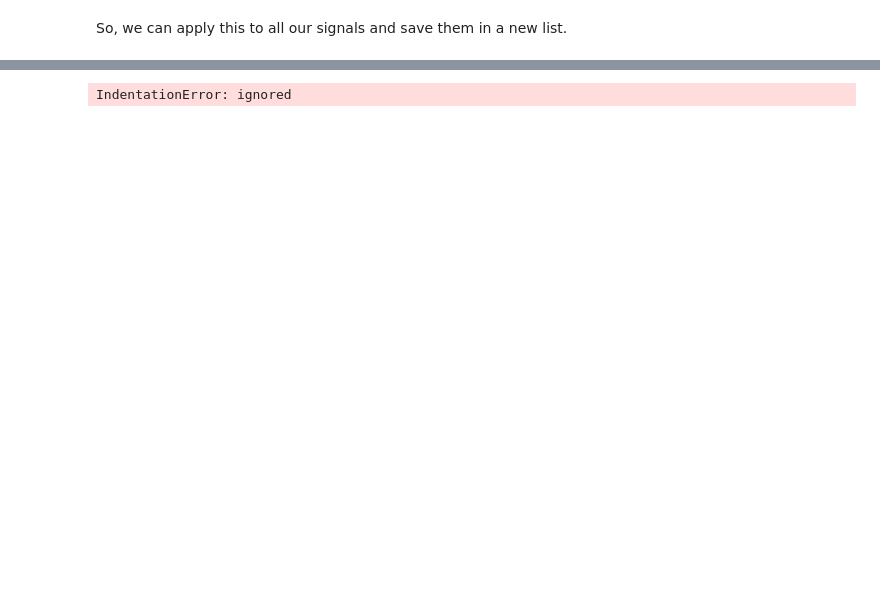
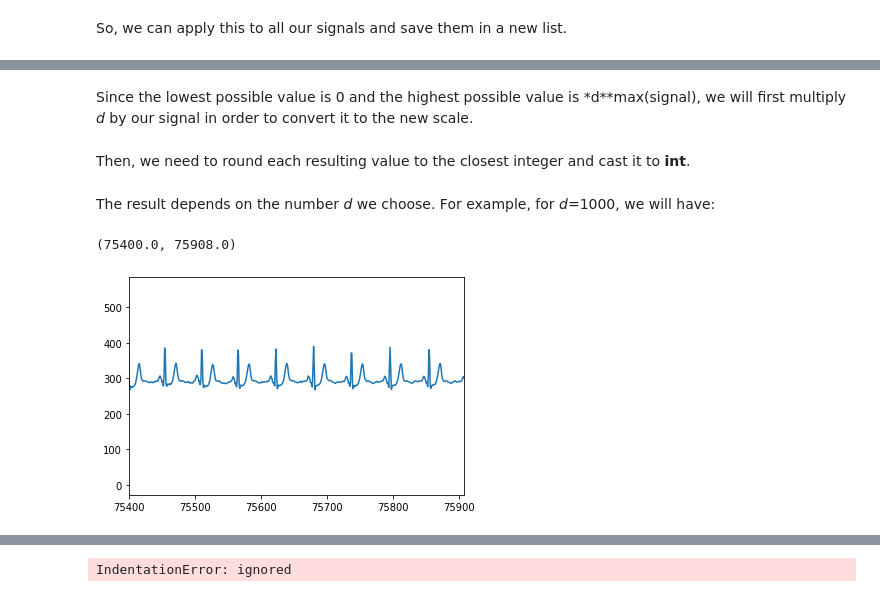
Before and after one commit to djsabelo/BiosignalsDeepLearningWorkshop, a Jupyter notebook: SignalProcessingForSynthesis.ipynb, the cells around one changed output, grey strips where cells are left out. Cells and saved outputs as stored; diff of their text form; code cells hidden in the pictures; blank space fills up the shorter version.

```diff
--- a/SignalProcessingForSynthesis.ipynb
+++ b/SignalProcessingForSynthesis.ipynb
@@ -322,0 +343,8 @@ for signal in smoothened_data:
+# %%
+# Build the list where we will save the new signals to
+interval_data = []
+
+# Iterate over the subsampled data and smoothen the signals
+for signal in denoised_data:
+  interval_signal = signal - min(signal)
+  interval_data.append(interval_signal)
@@ -322,0 +359,23 @@ for signal in smoothened_data:
+# %%
+d = 1000
+signal = interval_signal
+# %% [markdown]
+Since the lowest possible value is 0 and the highest possible value is *d**max(signal), we will first multiply *d* by our signal in order to convert it to the new scale.
+# %%
+scaled_signal = signal*d
+# %% [markdown]
+Then, we need to round each resulting value to the closest integer and cast it to **int**.
+# %%
+# Round to integers
+rounded_signal = np.around(scaled_signal)
+
+# Cast them to int
+quantised_signal = np.array(rounded_signal, dtype=np.int)
+# %% [markdown]
+The result depends on the number *d* we choose. For example, for *d*=1000, we will have:
+# %%
+plt.plot(quantised_signal);
+plt.xlim(75400, 75908)
+# %% [output]
+(75400.0, 75908.0)
+[figure, added]
```
Also changed, not shown: parts of 23 cells of this notebook.
